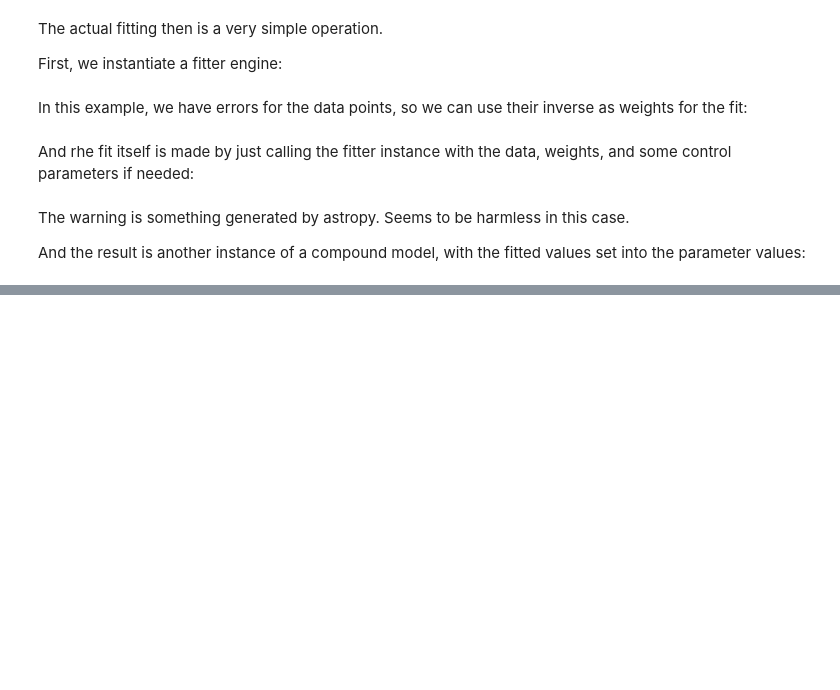
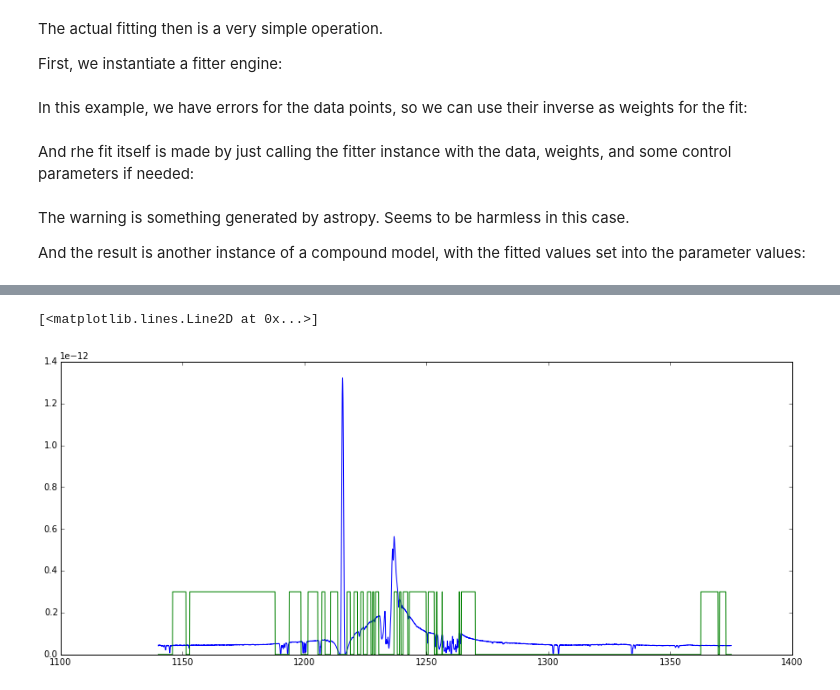
Before and after one commit to ibusko/specfit, a Jupyter notebook: proto/specfit_demo.ipynb, the cells around one changed output, grey strips where cells are left out. Cells and saved outputs as stored; diff of their text form; code cells hidden in the pictures; blank space fills up the shorter version.

```diff
--- a/proto/specfit_demo.ipynb
+++ b/proto/specfit_demo.ipynb
@@ -96,3 +96,10 @@ Parameters:
 import matplotlib.pyplot as plt
 # %%
 %matplotlib inline
+# %%
+plt.gcf().set_size_inches(15.,6.)
+plt.plot(spectrum.x.data, spectrum.y.data, 'b')
+plt.plot(spectrum.x.data, mask*3.E-13, 'g')
+# %% [output]
+[<matplotlib.lines.Line2D at 0x...>]
+[figure, added]
```
Also changed, not shown: parts of 9 cells of this notebook, 3 other files.
